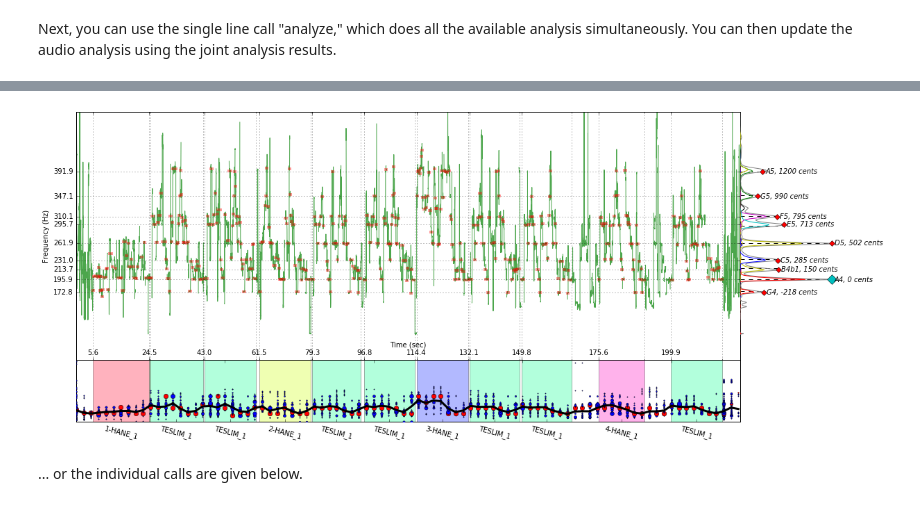
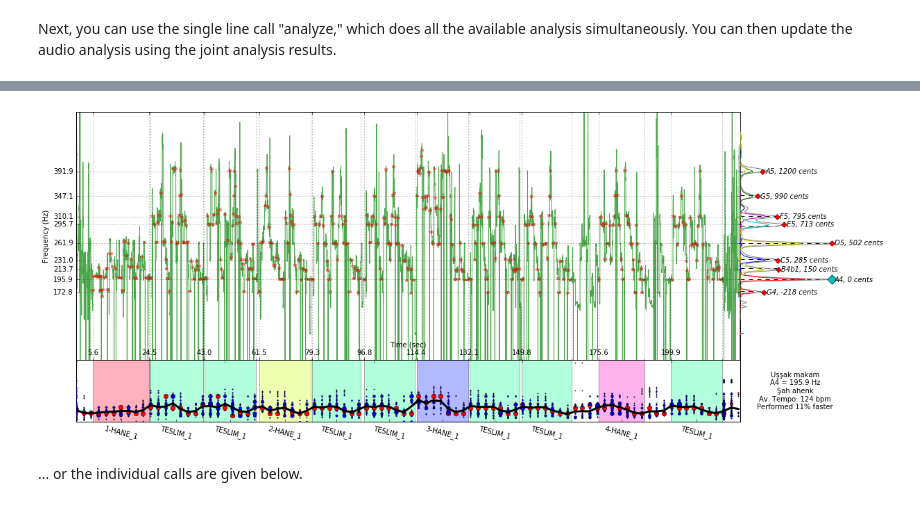
Before and after one commit to sertansenturk/tomato, a Jupyter notebook: joint_analysis_demo.ipynb, the cells around one changed output, grey strips where cells are left out. Drawn from its saved outputs; the diff is of its cells as text; code cells hidden in the pictures.

```diff
--- a/joint_analysis_demo.ipynb
+++ b/joint_analysis_demo.ipynb
@@ -54,7 +54,8 @@ score_informed_audio_features = audioAnalyzer.analyze(
     metadata=False, pitch=False, **score_informed_audio_features)
 
 # get a summary of the analysis
-summarized_features = jointAnalyzer.summarize(joint_features=joint_features,
+summarized_features = jointAnalyzer.summarize(
+    score_features=score_features, joint_features=joint_features,
     score_informed_audio_features=score_informed_audio_features)
 
 # plot
@@ -77,6 +78,6 @@ pylab.show()
 - Identifying the transposition of ussak--sazsemaisi--aksaksemai----neyzen_aziz_dede/f970f1e0-0be9-4914-8302-709a0eac088e/f970f1e0-0be9-4914-8302-709a0eac088e.mp3
   The call took 0.00 seconds to execute.
-[figure, old version]
+[figure, new version]
 # %% [markdown]
 ... or the individual calls are given  below.
 # %%
```
Also changed, not shown: parts of 3 cells of this notebook, 4 other files.
